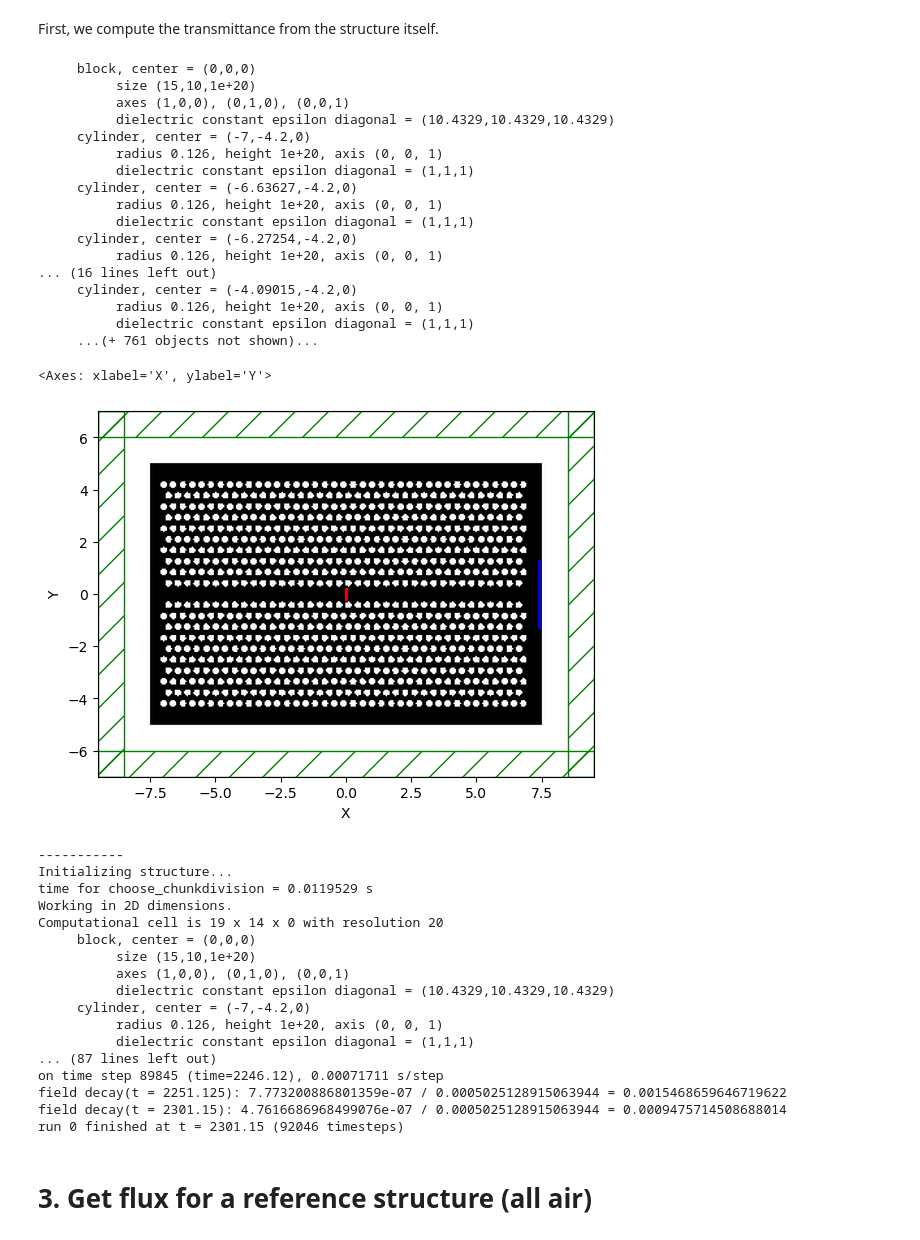
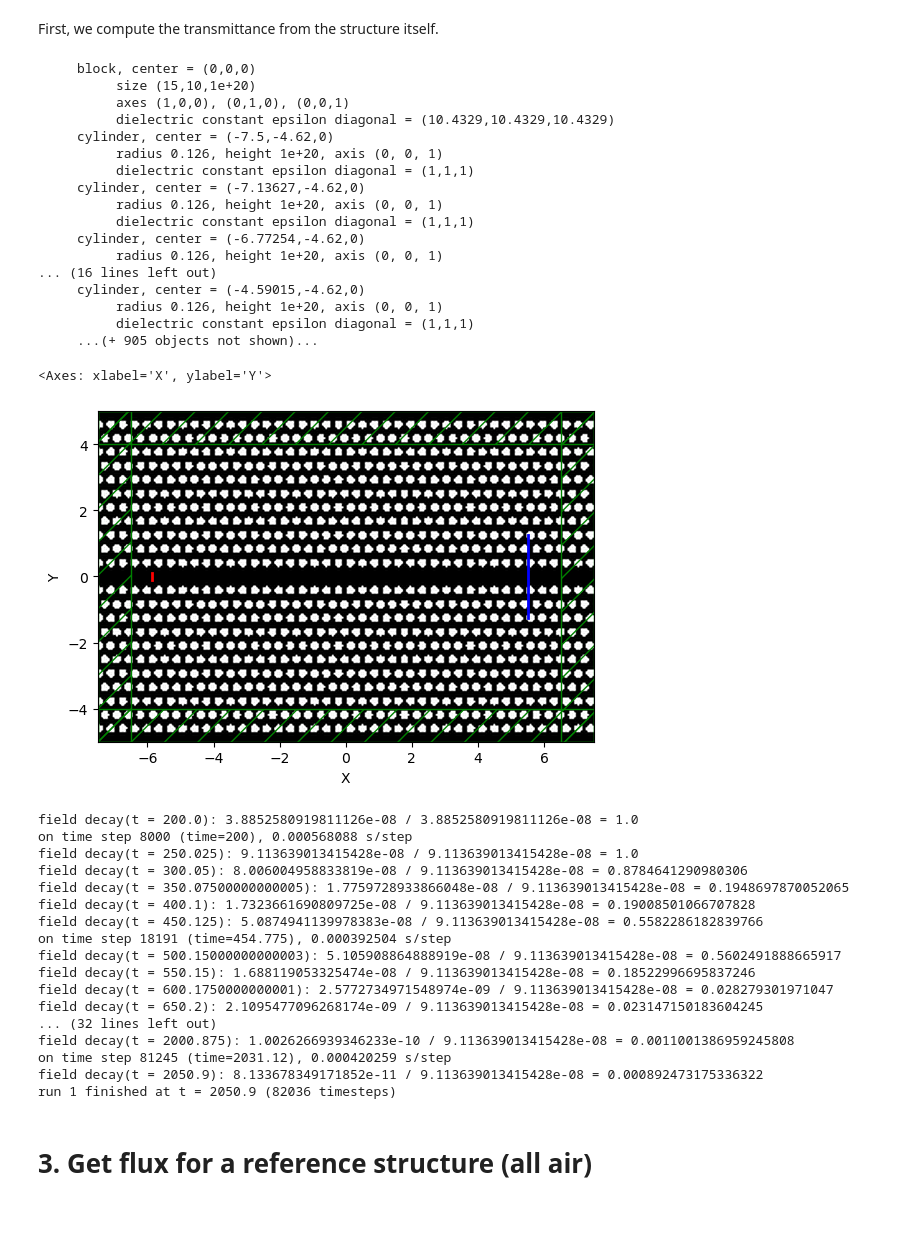
Before and after one commit to anthony-zhou/waveguide, a Jupyter notebook: transmission.ipynb, the cells around one changed output. Saved outputs shown, nothing was run; the diff lists cells and outputs as text; code cells hidden in the pictures.

Commit message:
Update waveguide structure

```diff
--- a/transmission.ipynb
+++ b/transmission.ipynb
@@ -23,7 +23,7 @@ default_material = mp.Medium(epsilon=10.4329)
 
 def get_hole_centers(w, h, a, line_defect=False):
     horizontal_spacing = a * np.sqrt(3) / 2
-    padding = 1.0
+    padding = 0.0
 
     h = h - padding
     w = w - padding
@@ -51,8 +51,8 @@ def get_hole_centers(w, h, a, line_defect=False):
 
     return hole_centers
 
-sx = w + 4
-sy = h + 4
+sx = w
+sy = h
 cell = mp.Vector3(sx,sy,0)
 
 dpml = 1.0
@@ -66,3 +66,6 @@ geometry = [mp.Block(size=mp.Vector3(w, h, mp.inf),
                      material=default_material),
                      *holes,
                      ]
+
+for hole in holes[0:10]:
+    print(hole.center)
@@ -71,10 +85,14 @@ Now we define a light source. This is a Gaussian source at the center of the dev
 # %%
-fcen = 0.6666  # pulse center frequency
+# fcen = 0.6666  # pulse center frequency
+fcen = 0.65
 df = 0.1     # pulse width (in frequency)
+
+source_x_center = (holes[4].center.x + holes[5].center.x) / 2
+
 sources = [mp.Source(mp.GaussianSource(fcen,fwidth=df),
                      component=mp.Ez,
-                     center=mp.Vector3(),
-                     size=mp.Vector3(0,a,0))]
+                     center=mp.Vector3(source_x_center),
+                     size=mp.Vector3(0,a/2,0))]
 # %%
 sim = mp.Simulation(cell_size=cell,
                     boundary_layers=pml_layers,
@@ -104,0 +125,2 @@ sim.plot2D()
+# %%
+sim.run(until=200)
@@ -111,55 +161,58 @@ To do this, we need to determine the transmittance in the waveguide structure an
 # %% [markdown]
 First, we compute the transmittance from the structure itself.
 # %%
-nfreq = 200  # number of frequencies at which to compute flux
+nfreq = 500  # number of frequencies at which to compute flux
 
 # transmitted flux (across a 3a tall line, 0.1 micron from the right edge of the waveguide)
-tran_fr = mp.FluxRegion(center=mp.Vector3(w / 2 - 0.1, 0, 0), size=mp.Vector3(0, h/4,0))
+
+flux_x = w / 2 - dpml - 1
+
+tran_fr = mp.FluxRegion(center=mp.Vector3(flux_x, 0, 0), size=mp.Vector3(0, h/4,0))
 tran = sim.add_flux(fcen, df, nfreq, tran_fr)
 
 sim.plot2D()
 # %% [output]
      block, center = (0,0,0)
           size (15,10,1e+20)
           axes (1,0,0), (0,1,0), (0,0,1)
           dielectric constant epsilon diagonal = (10.4329,10.4329,10.4329)
-     cylinder, center = (-7,-4.2,0)
+     cylinder, center = (-7.5,-4.62,0)
           radius 0.126, height 1e+20, axis (0, 0, 1)
           dielectric constant epsilon diagonal = (1,1,1)
-     cylinder, center = (-6.63627,-4.2,0)
+     cylinder, center = (-7.13627,-4.62,0)
           radius 0.126, height 1e+20, axis (0, 0, 1)
           dielectric constant epsilon diagonal = (1,1,1)
-     cylinder, center = (-6.27254,-4.2,0)
+     cylinder, center = (-6.77254,-4.62,0)
           radius 0.126, height 1e+20, axis (0, 0, 1)
 ... (16 lines left out)
-     cylinder, center = (-4.09015,-4.2,0)
+     cylinder, center = (-4.59015,-4.62,0)
           radius 0.126, height 1e+20, axis (0, 0, 1)
           dielectric constant epsilon diagonal = (1,1,1)
-     ...(+ 761 objects not shown)...
+     ...(+ 905 objects not shown)...
 <Axes: xlabel='X', ylabel='Y'>
-[figure, old version]
+[figure, new version]
 # %%
-pt = mp.Vector3(w / 2 + 0.1, h/4)
+pt = mp.Vector3(flux_x, h/4)
 
 sim.run(until_after_sources=mp.stop_when_fields_decayed(50,mp.Ez,pt,1e-3))
 # %% [output]
------------
-Initializing structure...
-time for choose_chunkdivision = 0.0119529 s
-Working in 2D dimensions.
-Computational cell is 19 x 14 x 0 with resolution 20
-     block, center = (0,0,0)
-          size (15,10,1e+20)
-          axes (1,0,0), (0,1,0), (0,0,1)
-          dielectric constant epsilon diagonal = (10.4329,10.4329,10.4329)
-     cylinder, center = (-7,-4.2,0)
-          radius 0.126, height 1e+20, axis (0, 0, 1)
-          dielectric constant epsilon diagonal = (1,1,1)
-... (87 lines left out)
-on time step 89845 (time=2246.12), 0.00071711 s/step
-field decay(t = 2251.125): 7.773200886801359e-07 / 0.0005025128915063944 = 0.0015468659646719622
-field decay(t = 2301.15): 4.7616686968499076e-07 / 0.0005025128915063944 = 0.0009475714508688014
-run 0 finished at t = 2301.15 (92046 timesteps)
+field decay(t = 200.0): 3.8852580919811126e-08 / 3.8852580919811126e-08 = 1.0
+on time step 8000 (time=200), 0.000568088 s/step
+field decay(t = 250.025): 9.113639013415428e-08 / 9.113639013415428e-08 = 1.0
+field decay(t = 300.05): 8.006004958833819e-08 / 9.113639013415428e-08 = 0.8784641290980306
+field decay(t = 350.07500000000005): 1.7759728933866048e-08 / 9.113639013415428e-08 = 0.1948697870052065
+field decay(t = 400.1): 1.7323661690809725e-08 / 9.113639013415428e-08 = 0.19008501066707828
+field decay(t = 450.125): 5.0874941139978383e-08 / 9.113639013415428e-08 = 0.5582286182839766
+on time step 18191 (time=454.775), 0.000392504 s/step
+field decay(t = 500.15000000000003): 5.105908864888919e-08 / 9.113639013415428e-08 = 0.5602491888665917
+field decay(t = 550.15): 1.688119053325474e-08 / 9.113639013415428e-08 = 0.18522996695837246
+field decay(t = 600.1750000000001): 2.5772734971548974e-09 / 9.113639013415428e-08 = 0.028279301971047
+field decay(t = 650.2): 2.1095477096268174e-09 / 9.113639013415428e-08 = 0.023147150183604245
+... (32 lines left out)
+field decay(t = 2000.875): 1.0026266939346233e-10 / 9.113639013415428e-08 = 0.0011001386959245808
+on time step 81245 (time=2031.12), 0.000420259 s/step
+field decay(t = 2050.9): 8.133678349171852e-11 / 9.113639013415428e-08 = 0.000892473175336322
+run 1 finished at t = 2050.9 (82036 timesteps)
 # %%
 waveguide_tran_flux = mp.get_fluxes(tran)
 # %% [markdown]
```
Also changed, not shown: parts of 14 cells of this notebook, 1 other file.
